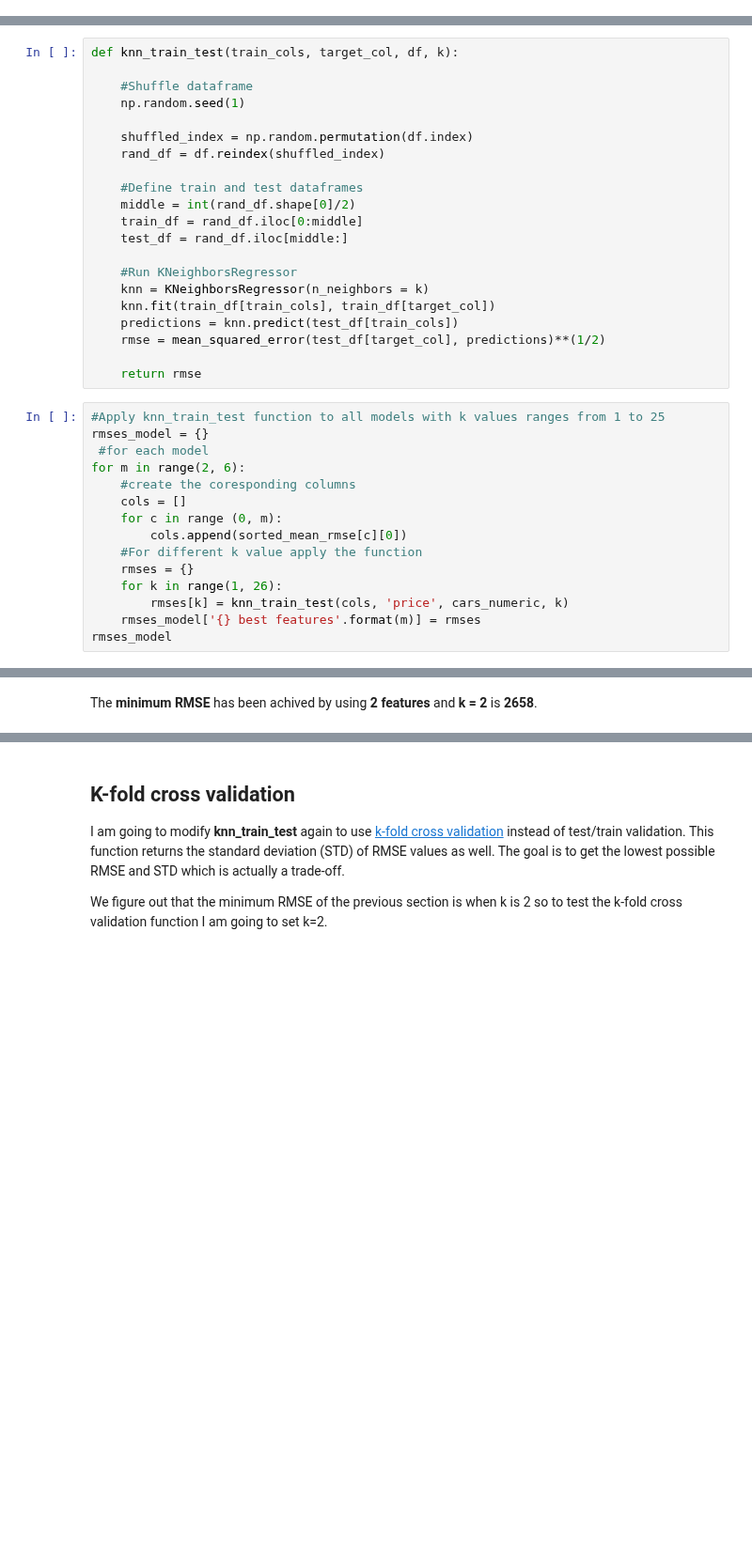
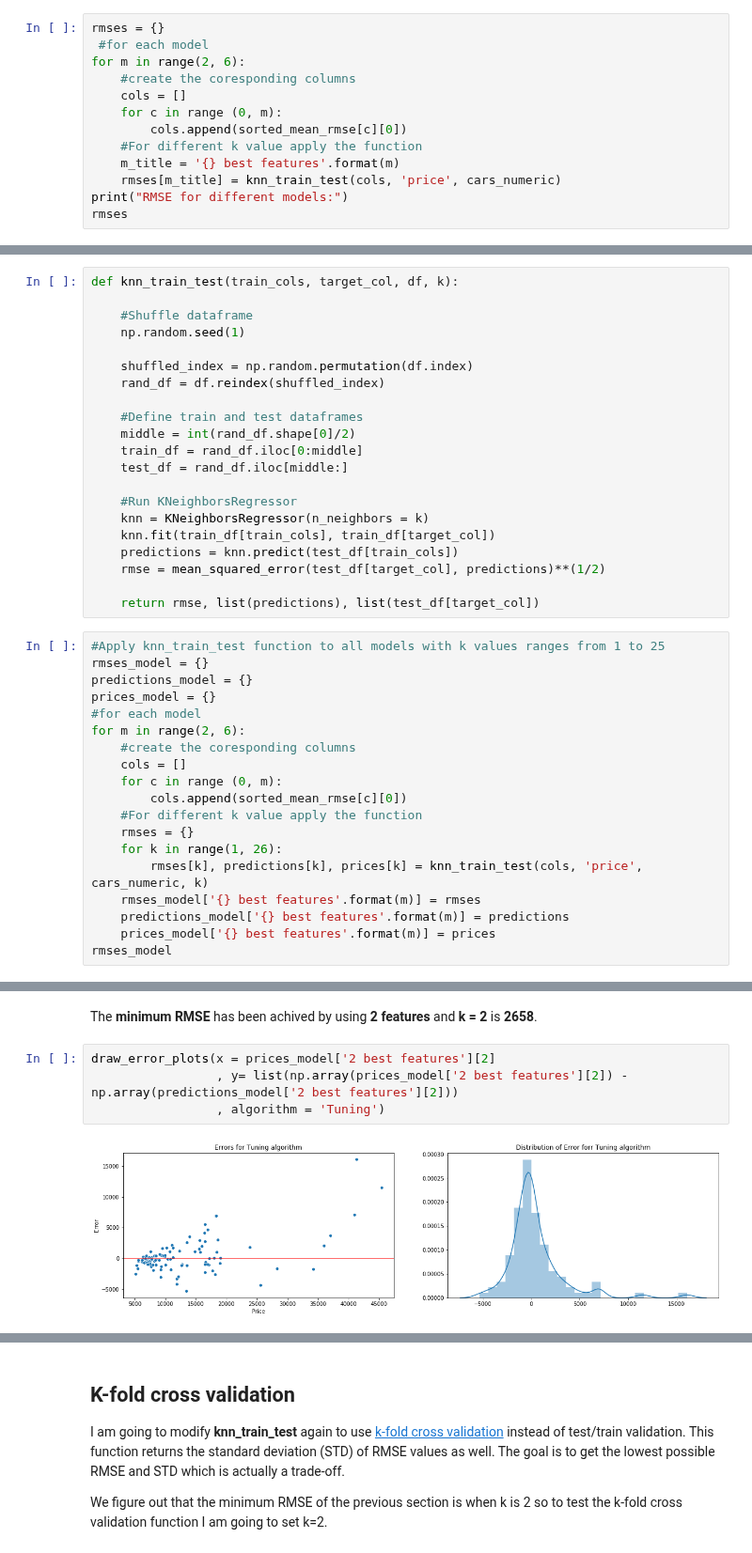
Before and after one commit to nasimjafari7/PythonProjects, a Jupyter notebook: Guided Project_ Predicting Car Prices/Basics.ipynb, the cells around one changed output, grey strips where cells are left out. Shown at 94% size. Saved outputs shown, nothing was run; the diff lists cells and outputs as text; blank space fills up the shorter version.

```diff
--- a/Guided Project_ Predicting Car Prices/Basics.ipynb
+++ b/Guided Project_ Predicting Car Prices/Basics.ipynb
@@ -331,0 +367,13 @@ RMSE with five best features:  3410.2170133901805
+# %%
+rmses = {}
+ #for each model
+for m in range(2, 6):
+    #create the coresponding columns
+    cols = []
+    for c in range (0, m):
+        cols.append(sorted_mean_rmse[c][0])
+    #For different k value apply the function
+    m_title = '{} best features'.format(m)
+    rmses[m_title] = knn_train_test(cols, 'price', cars_numeric)
+print("RMSE for different models:")
+rmses
@@ -355,11 +409,13 @@ def knn_train_test(train_cols, target_col, df, k):
     predictions = knn.predict(test_df[train_cols])
     rmse = mean_squared_error(test_df[target_col], predictions)**(1/2)
 
-    return rmse
+    return rmse, list(predictions), list(test_df[target_col])
 # %%
 #Apply knn_train_test function to all models with k values ranges from 1 to 25
 rmses_model = {}
- #for each model
+predictions_model = {}
+prices_model = {}
+#for each model
 for m in range(2, 6):
     #create the coresponding columns
     cols = []
@@ -368,8 +424,10 @@ for m in range(2, 6):
     #For different k value apply the function
     rmses = {}
     for k in range(1, 26):
-        rmses[k] = knn_train_test(cols, 'price', cars_numeric, k)
+        rmses[k], predictions[k], prices[k] = knn_train_test(cols, 'price', cars_numeric, k)
     rmses_model['{} best features'.format(m)] = rmses
+    predictions_model['{} best features'.format(m)] = predictions
+    prices_model['{} best features'.format(m)] = prices
 rmses_model
 # %% [output]
 {'2 best features': {1: 2783.6204237227344,
@@ -415,3 +473,9 @@ best_k
  'best k for 5 best features best featues:': 1}
 # %% [markdown]
 The **minimum RMSE** has been achived by using **2 features** and **k = 2** is **2658**.
+# %%
+draw_error_plots(x = prices_model['2 best features'][2]
+                 , y= list(np.array(prices_model['2 best features'][2]) - np.array(predictions_model['2 best features'][2]))
+                 , algorithm = 'Tuning')
+# %% [output]
+[figure, added]
```
Also changed, not shown: parts of 21 cells of this notebook.
